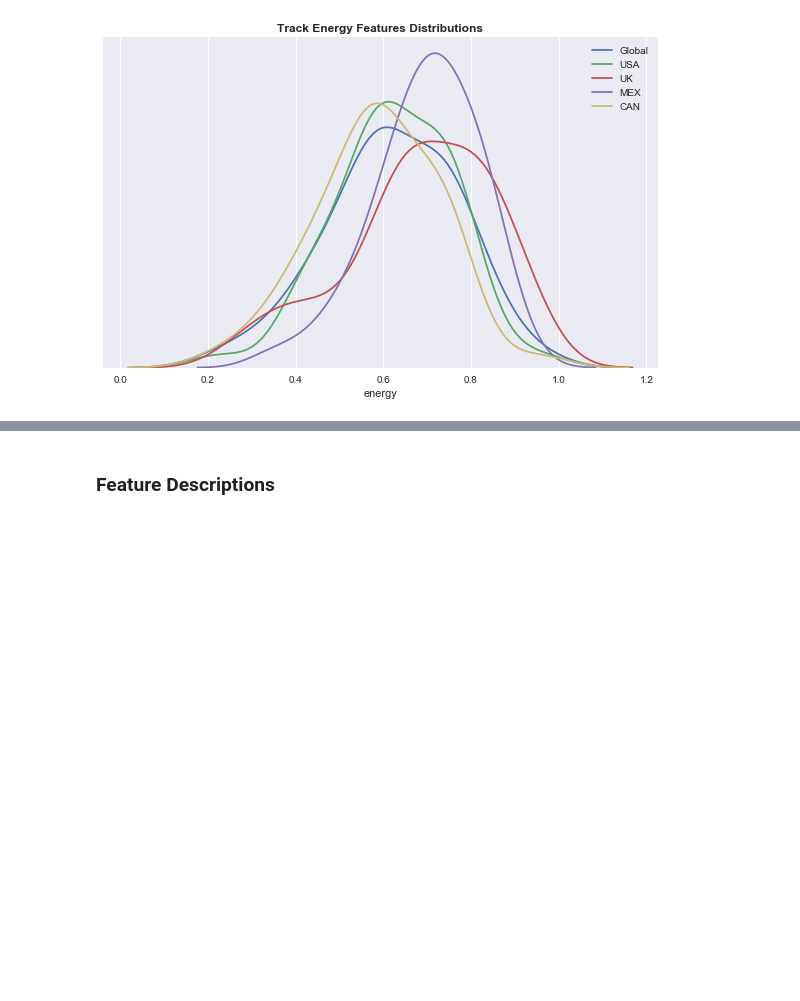
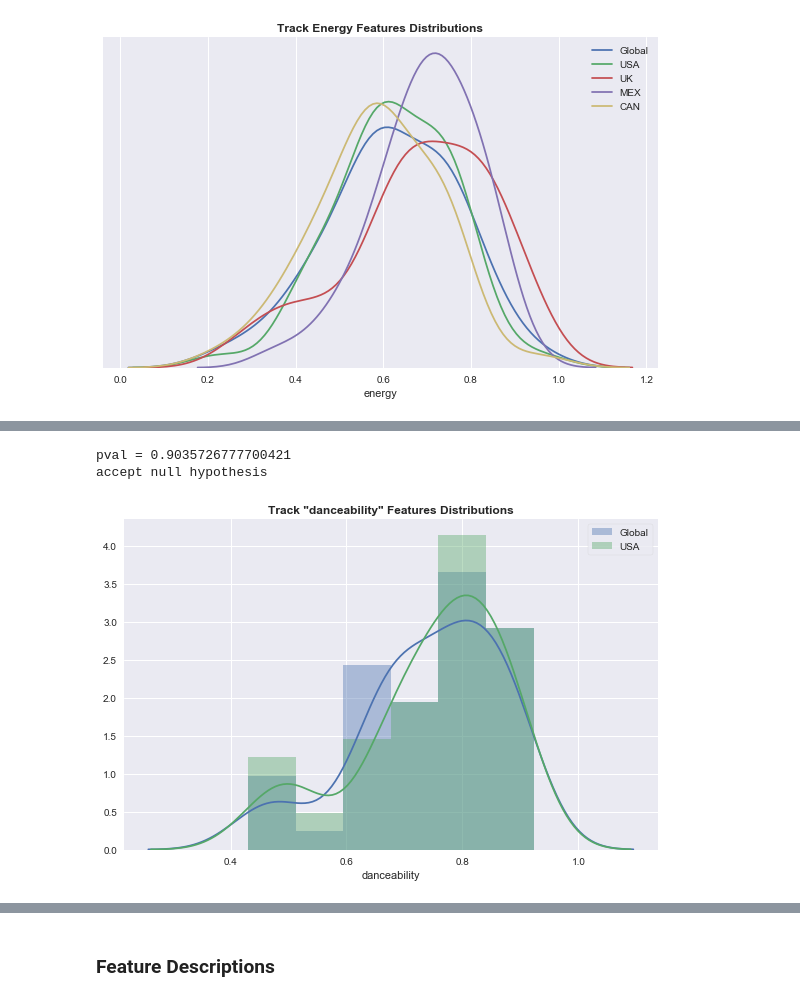
Before and after one commit to jakemull13/spotify_musical_tastes_analysis, a Jupyter notebook: capstone.ipynb, the cells around one changed output, grey strips where cells are left out. Drawn from its saved outputs; the diff is of its cells as text; code cells hidden in the pictures; blank space fills up the shorter version.

```diff
--- a/capstone.ipynb
+++ b/capstone.ipynb
@@ -692,0 +695,6 @@ accept null hypothesis
+# %%
+two_tailed_test(global_df, usa_df, label1='Global', label2='USA', feature='danceability')
+# %% [output]
+pval = 0.9035726777700421
+accept null hypothesis
+[figure, added]
```
Also changed, not shown: parts of 7 cells of this notebook.
